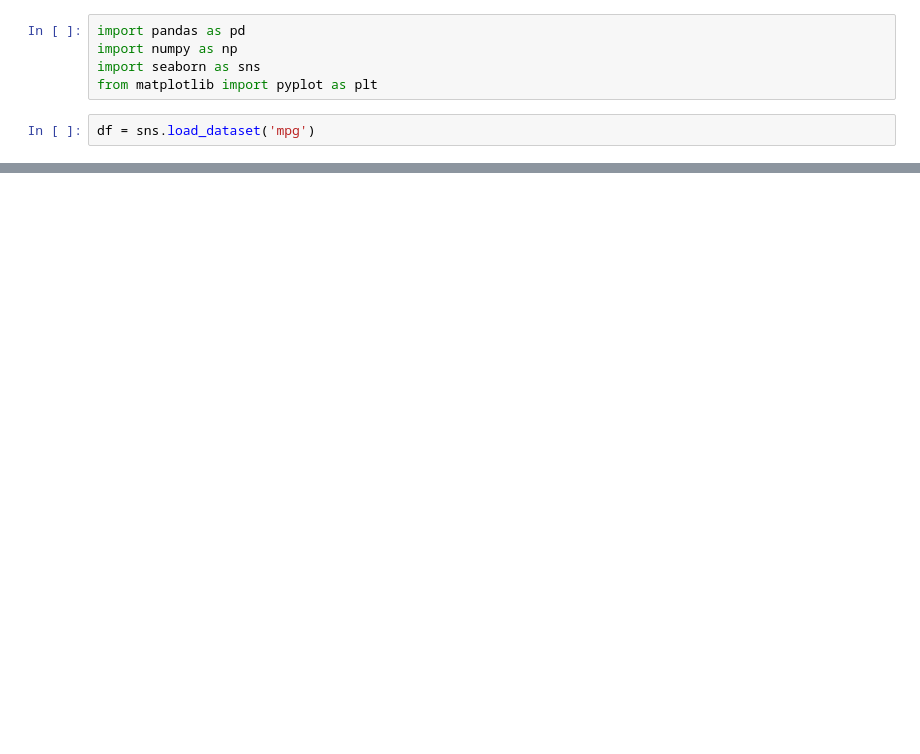
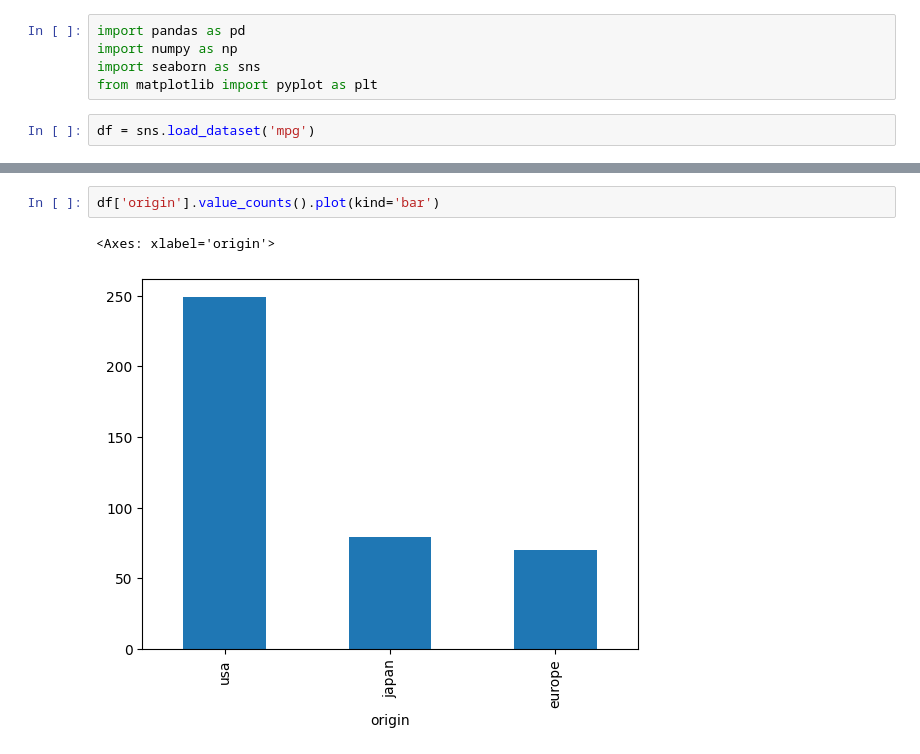
Before and after one commit to subhajit3827/Machine-Learning, a Jupyter notebook: Statistics_MPG.ipynb, the cells around one changed output, grey strips where cells are left out. Saved outputs shown, nothing was run; the diff lists cells and outputs as text; blank space fills up the shorter version.

```diff
--- a/Statistics_MPG.ipynb
+++ b/Statistics_MPG.ipynb
@@ -18,0 +68,5 @@ df.head()
+# %%
+df['origin'].value_counts().plot(kind='bar')
+# %% [output]
+<Axes: xlabel='origin'>
+[figure, added]
```
Also changed, not shown: parts of 46 cells of this notebook.
